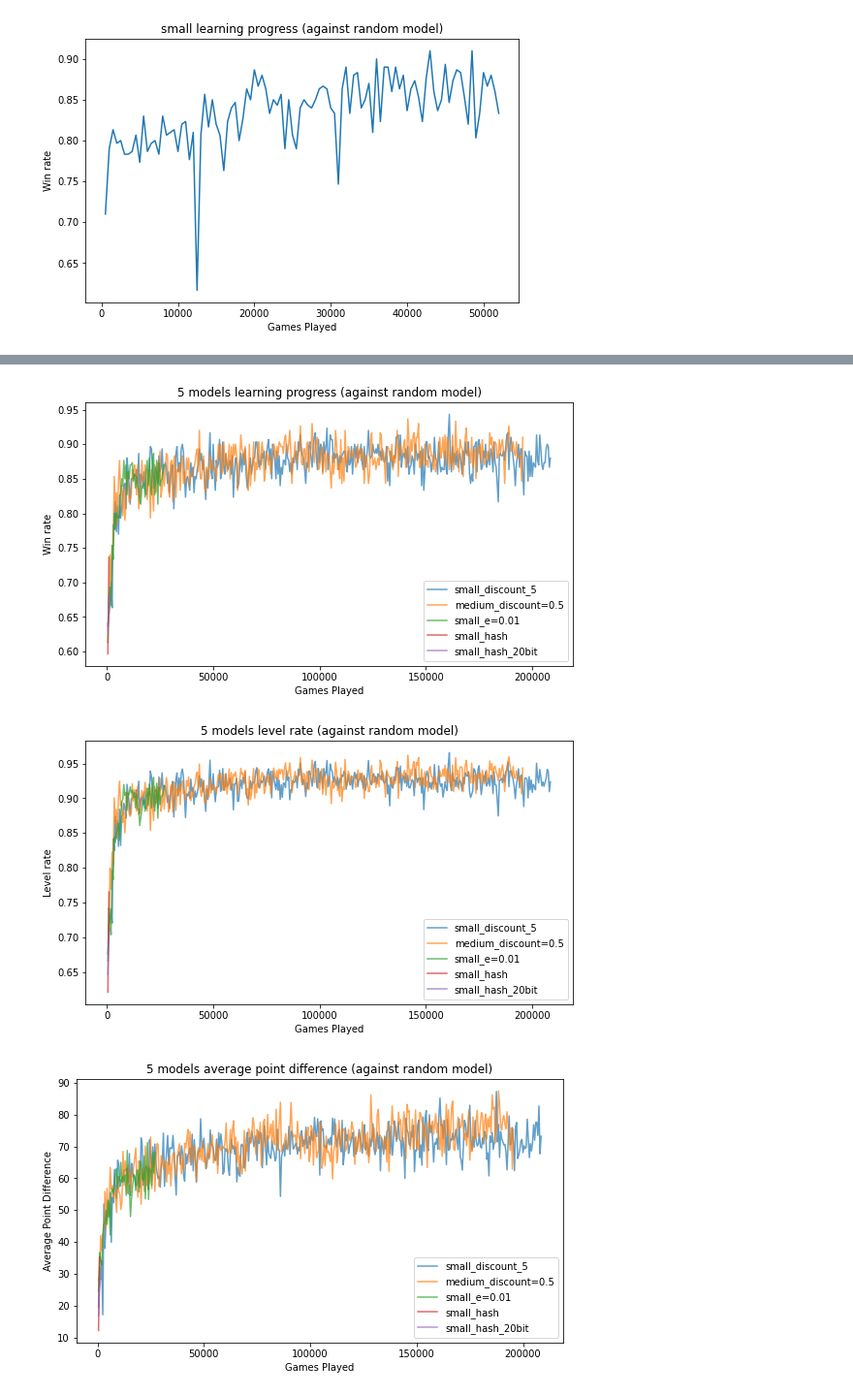
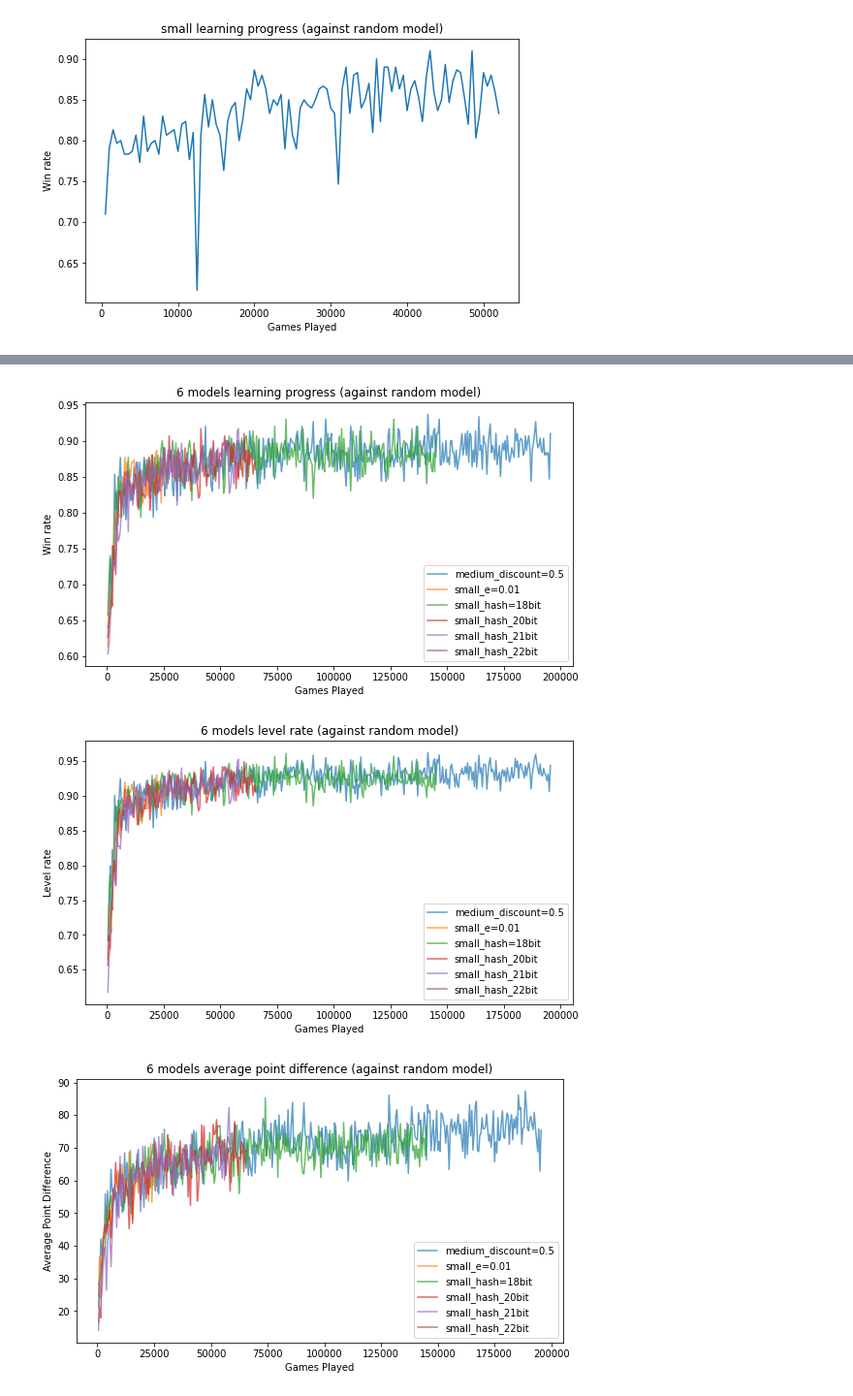
Before and after one commit to yanlai00/shengji_plus, a Jupyter notebook: analysis/plots.ipynb, the cells around one changed output, grey strips where cells are left out. Shown at 97% size. Cells and saved outputs as stored; diff of their text form; code cells hidden in the pictures.

```diff
--- a/analysis/plots.ipynb
+++ b/analysis/plots.ipynb
@@ -93,8 +75,8 @@ graph_apd(['small_fix_batches', 'small_real_0.7', 'small_fix_rank', 'small_disco
 # %%
-graph_win_rate(['small_discount_5', 'medium_discount=0.5','small_e=0.01', 'small_hash', 'small_hash_20bit'])
-graph_level_rate(['small_discount_5', 'medium_discount=0.5', 'small_e=0.01', 'small_hash', 'small_hash_20bit'])
-graph_apd(['small_discount_5', 'medium_discount=0.5', 'small_e=0.01', 'small_hash', 'small_hash_20bit'])
+graph_win_rate(['medium_discount=0.5','small_e=0.01', 'small_hash=18bit', 'small_hash_20bit', 'small_hash_21bit', 'small_hash_22bit'])
+graph_level_rate(['medium_discount=0.5', 'small_e=0.01', 'small_hash=18bit', 'small_hash_20bit', 'small_hash_21bit', 'small_hash_22bit'])
+graph_apd(['medium_discount=0.5', 'small_e=0.01', 'small_hash=18bit', 'small_hash_20bit', 'small_hash_21bit', 'small_hash_22bit'])
 # %% [output]
-[figure, old version]
+[figure, new version]
-[figure, old version]
+[figure, new version]
-[figure, old version]
+[figure, new version]
```
Also changed, not shown: parts of 7 cells of this notebook, 4 other files.
